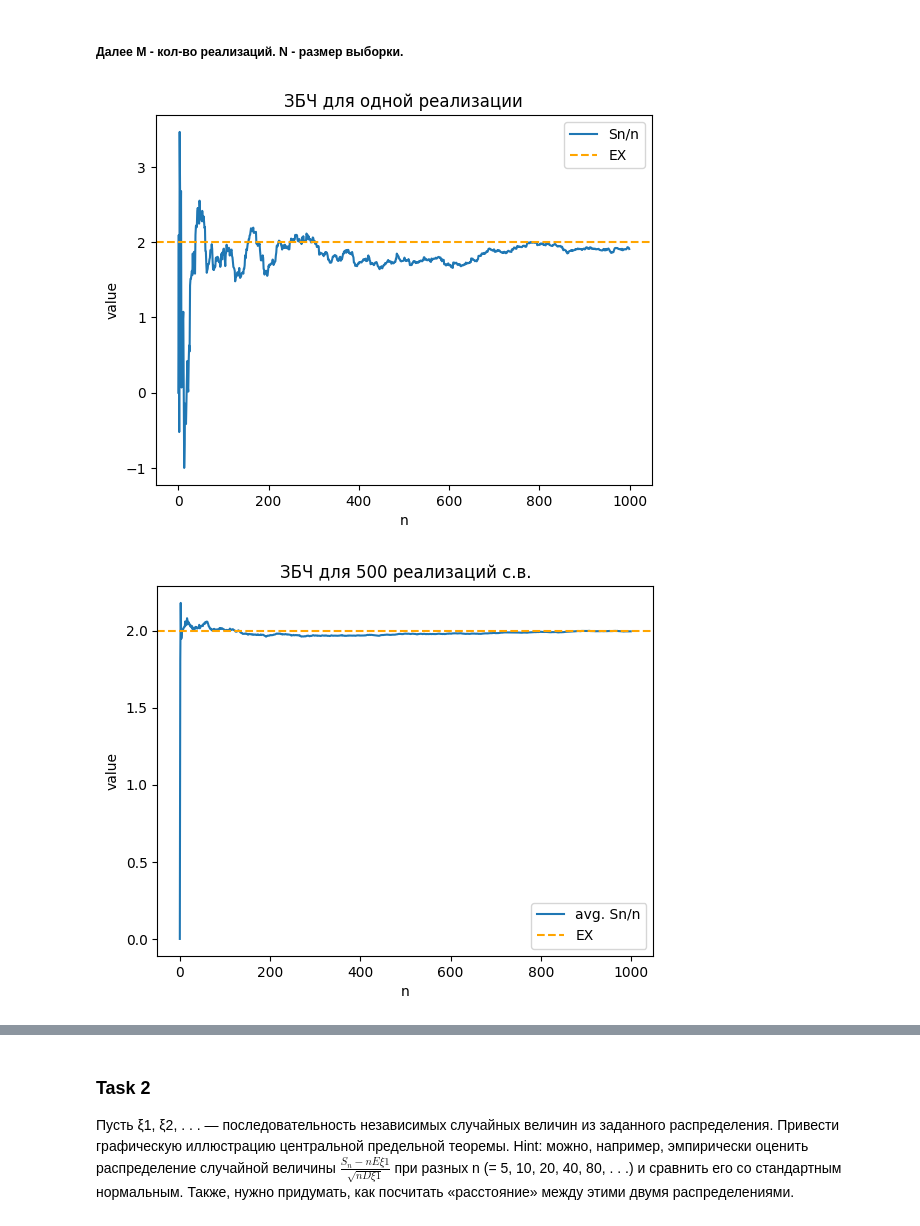
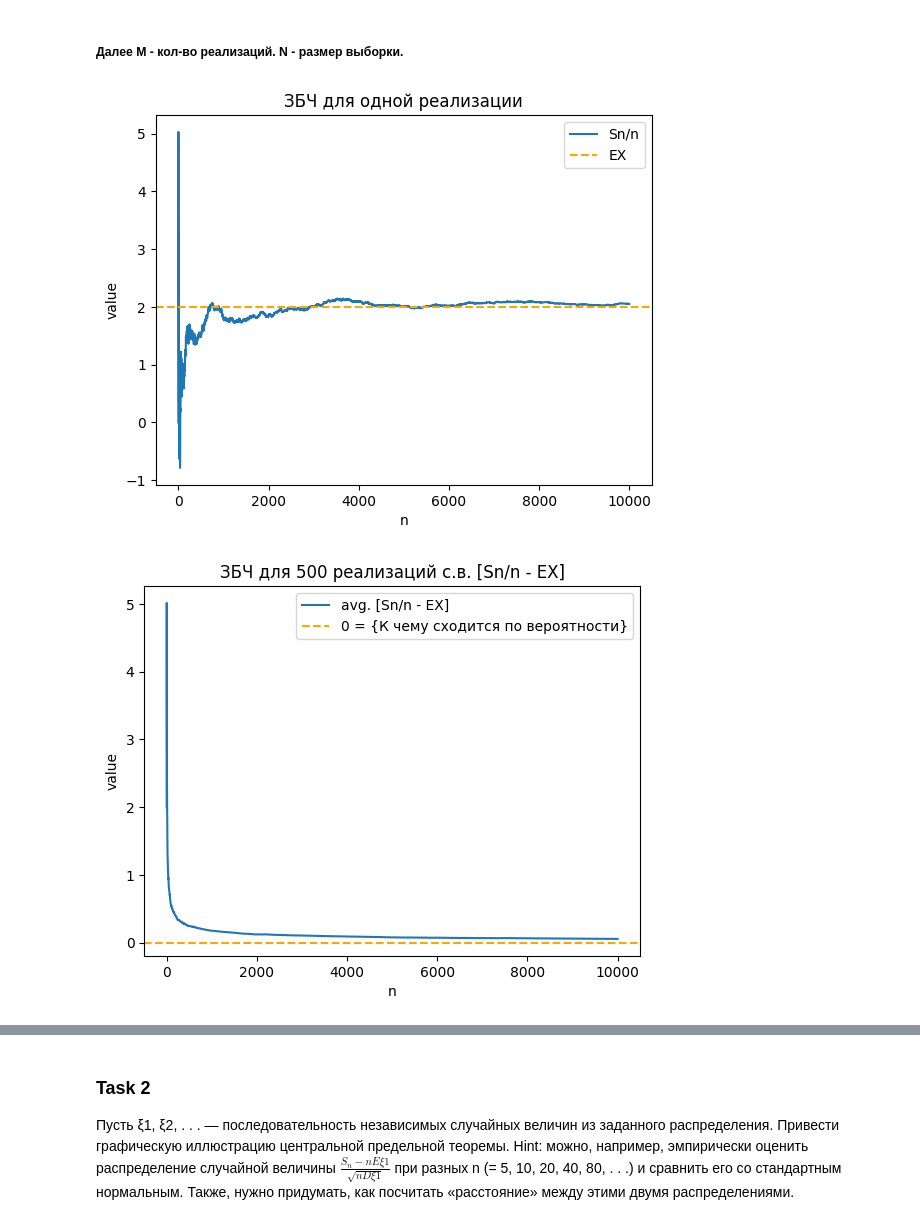
Before and after one commit to ssharkov03/statistics-labs, a Jupyter notebook: lab1-theory-of-probability.ipynb, the cells around one changed output, grey strips where cells are left out. Drawn from its saved outputs; the diff is of its cells as text; code cells hidden in the pictures.

```diff
--- a/lab1-theory-of-probability.ipynb
+++ b/lab1-theory-of-probability.ipynb
@@ -47,6 +47,7 @@ class LaplaceDistributionLLN:
     def LLN(self, N):
         """
         ЗБЧ
+        ~ Sn/n
         """
         Sn_over_n = [0]
         for n in range(1, N):
@@ -69,43 +70,44 @@ class LaplaceDistributionLLN:
 
     def avg_LLN(self, M, N):
         """
-        ЗБЧ усредненое между реализациями
+        ЗБЧ усредненое между M реализациями
+        ~ mean(|Sn/n - EX|)
             M: нужное число реализаций
             N: максимальное N для ЗБЧ
         """
         llns = []
         for _ in tqdm(range(M), f"Samples generated: ", unit='samples'):
-            llns.append(self.LLN(N))
+            llns.append(np.abs(np.array(self.LLN(N)) - self.expectancy))
 
         mean_llns = np.mean(llns, axis=0)
         return mean_llns
+
 
     def plot_avg_LLN(self, M, N):
         """
         График ЗБЧ усредненого между M реализациями
         """
-        avg_Sn_over_n = self.avg_LLN(M, N)
-        plt.plot(range(N), avg_Sn_over_n, label="avg. Sn/n")
-        plt.axhline(self.expectancy, linestyle='--', color='orange', label="EX")
+        avg_LLN = self.avg_LLN(M, N)
+        plt.plot(range(N), avg_LLN, label="avg. [Sn/n - EX]")
+        plt.axhline(0, linestyle='--', color='orange', label="0 = {К чему сходится по вероятности}")
         plt.xlabel("n")
         plt.ylabel("value")
         plt.legend()
-        plt.title(f"ЗБЧ для {M} реализаций с.в.")
+        plt.title(f"ЗБЧ для {M} реализаций с.в. [Sn/n - EX]")
         plt.show()
 
 
-    def approximate_with_sqrt(self, avg_Sn_over_n):
+    def approximate_with_sqrt(self, avg_LLN):
         """
-        Находит c, которое соответствует лучше аппроксимации c/sqrt(n) для |avg[Sn/n] - EX|
+        Находит c, которое соответствует лучше аппроксимации c/sqrt(n) для avg(|Sn/n - EX|)
         """
         best_C = 0
         min_error = float('inf')
 
-        N = len(avg_Sn_over_n)
-        l1_points = np.abs(avg_Sn_over_n - self.expectancy)
+        N = len(avg_LLN)
         for C in np.arange(0, 3, 0.01):
             approximation_points = [C/np.sqrt(n) if n != 0 else 0 for n in range(N)]
-            l1_error = np.sum(np.abs(l1_points - approximation_points))
+            l1_error = np.sum(np.abs(avg_LLN - approximation_points))
             if l1_error < min_error:
                 min_error = l1_error
                 best_C = C
@@ -113,17 +115,17 @@ class LaplaceDistributionLLN:
 
     def plot_sqrt_approximation_of_avg_LLN(self, avg_LLN):
         """
-        График того, как c/sqrt(n) аппроксимирует |avg[Sn/n] - EX|
+        График того, как c/sqrt(n) аппроксимирует avg(|Sn/n - EX|)
         """
         N = len(avg_LLN)
         best_C = laplace_distribution.approximate_with_sqrt(avg_LLN)
         ns = np.linspace(0.0001, N, N*100)
-        plt.plot(range(N), np.abs(avg_LLN - self.expectancy), label="| avg[Sn/n] - EX |")
+        plt.plot(range(N), avg_LLN, label="avg(|Sn/n - EX|)")
         plt.plot(ns, best_C/np.sqrt(ns), label=f"c/sqrt(n)\nc={best_C:0.2f}", linestyle='--')
         plt.legend()
-        plt.title("c/sqrt(n) ~ abs(Sn/n - EX)")
-        plt.ylim((-0.1, 0.3))
-        plt.xlim(left=-N/50, right=N/4)
+        plt.title("c/sqrt(n) ~ avg(abs(Sn/n - EX))")
+        plt.ylim(top=5, bottom=-1)
+        # plt.xlim(left=30)
         plt.show()
 # %%
 laplace_distribution = LaplaceDistributionLLN(2.0, 5.0)
@@ -133,13 +135,13 @@ print(f"Ожидание распределения Лапласа = {laplace_di
 # %% [markdown]
 ##### Далее М - кол-во реализаций. N - размер выборки.
 # %%
-laplace_distribution.plot_LNN(N=1000)
+laplace_distribution.plot_LNN(N=10000)
 # %% [output]
-[figure, old version]
+[figure, new version]
 # %%
-laplace_distribution.plot_avg_LLN(M=500, N=1000)
+laplace_distribution.plot_avg_LLN(M=500, N=10000)
 # %% [output]
-[figure, old version]
+[figure, new version]
 # %%
 avg_LLN = laplace_distribution.avg_LLN(M=500, N=10000)
 laplace_distribution.plot_sqrt_approximation_of_avg_LLN(avg_LLN)
```
Also changed, not shown: parts of 5 cells of this notebook.
